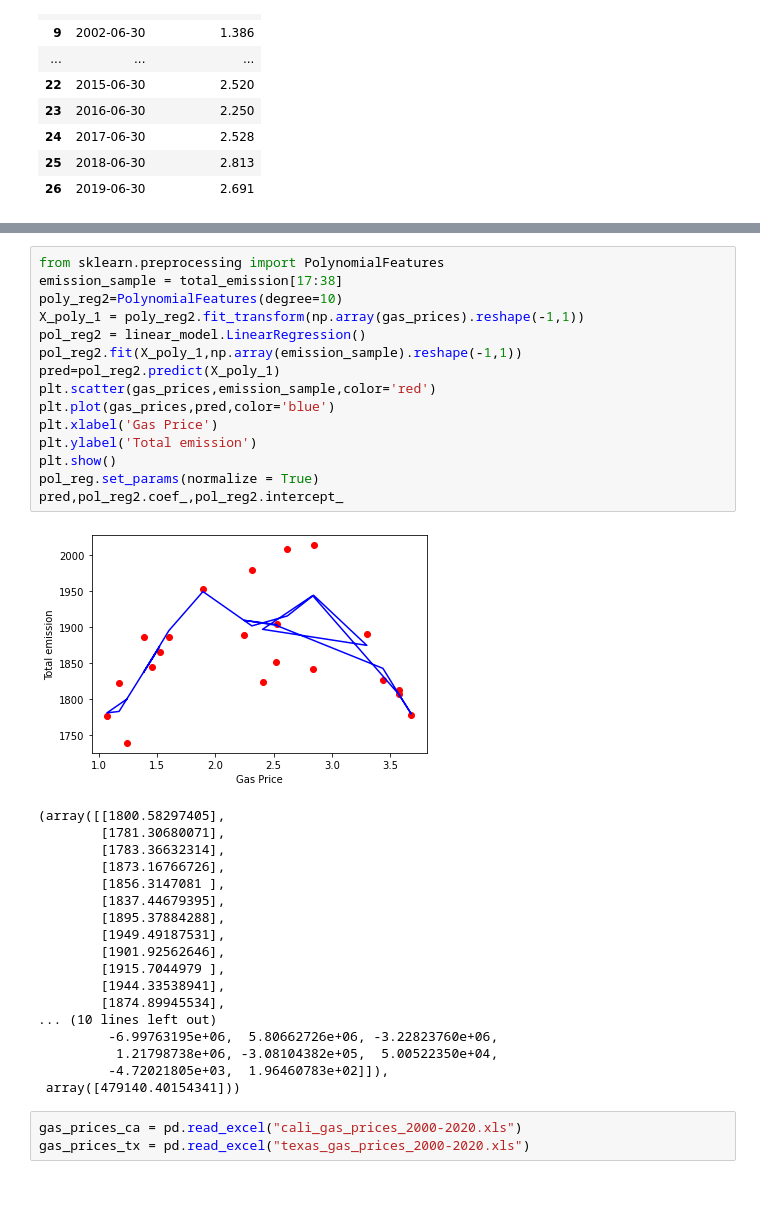
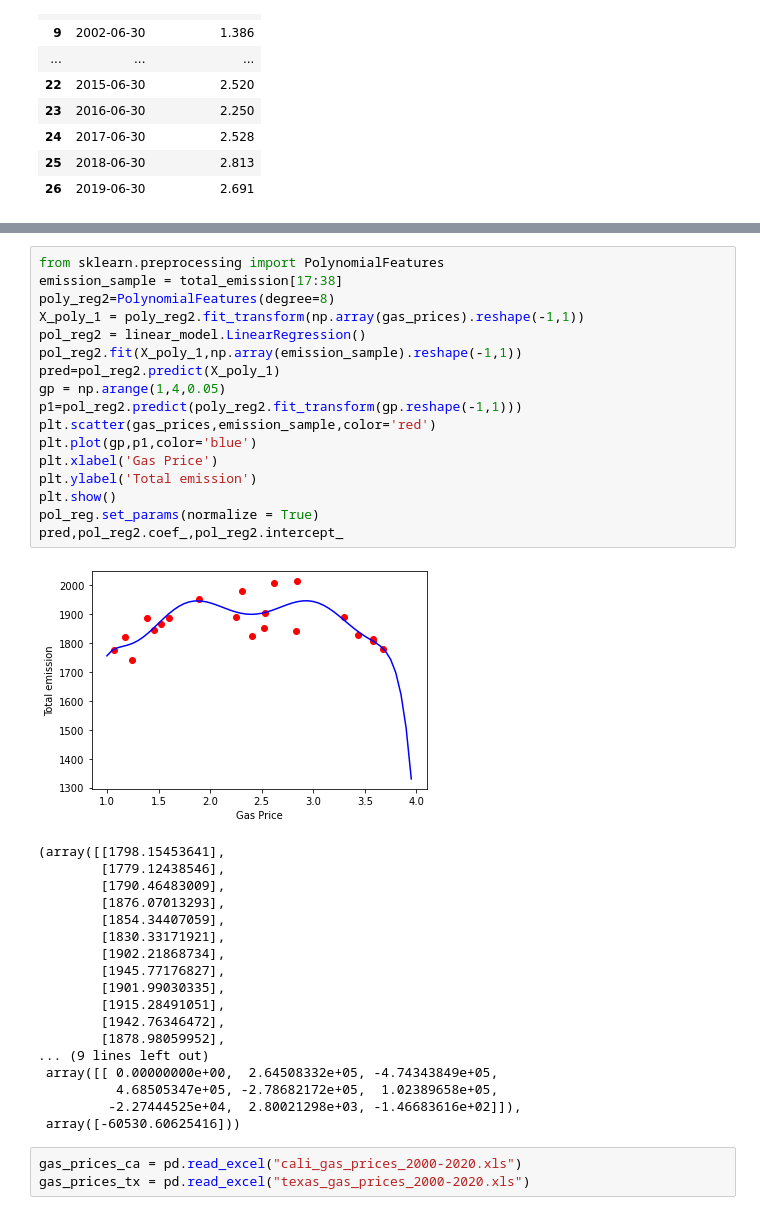
Before and after one commit to ykim879/machine.learning.project, a Jupyter notebook: Polynomial Regression.ipynb, the cells around one changed output, grey strips where cells are left out. Cells and saved outputs as stored; diff of their text form.

```diff
--- a/Polynomial Regression.ipynb
+++ b/Polynomial Regression.ipynb
@@ -132,37 +135,39 @@ gas_prices #list of gas prices from 1997 to 2017
 # %%
 from sklearn.preprocessing import PolynomialFeatures
 emission_sample = total_emission[17:38]
-poly_reg2=PolynomialFeatures(degree=10)
+poly_reg2=PolynomialFeatures(degree=8)
 X_poly_1 = poly_reg2.fit_transform(np.array(gas_prices).reshape(-1,1))
 pol_reg2 = linear_model.LinearRegression()
 pol_reg2.fit(X_poly_1,np.array(emission_sample).reshape(-1,1))
 pred=pol_reg2.predict(X_poly_1)
+gp = np.arange(1,4,0.05)
+p1=pol_reg2.predict(poly_reg2.fit_transform(gp.reshape(-1,1)))
 plt.scatter(gas_prices,emission_sample,color='red')
-plt.plot(gas_prices,pred,color='blue')
+plt.plot(gp,p1,color='blue')
 plt.xlabel('Gas Price')
 plt.ylabel('Total emission')
 plt.show()
 pol_reg.set_params(normalize = True)
 pred,pol_reg2.coef_,pol_reg2.intercept_
 # %% [output]
-[figure, old version]
+[figure, new version]
-(array([[1800.58297405],
-        [1781.30680071],
-        [1783.36632314],
-        [1873.16766726],
-        [1856.3147081 ],
-        [1837.44679395],
-        [1895.37884288],
-        [1949.49187531],
-        [1901.92562646],
-        [1915.7044979 ],
-        [1944.33538941],
-        [1874.89945534],
-... (10 lines left out)
-         -6.99763195e+06,  5.80662726e+06, -3.22823760e+06,
-          1.21798738e+06, -3.08104382e+05,  5.00522350e+04,
-         -4.72021805e+03,  1.96460783e+02]]),
- array([479140.40154341]))
+(array([[1798.15453641],
+        [1779.12438546],
+        [1790.46483009],
+        [1876.07013293],
+        [1854.34407059],
+        [1830.33171921],
+        [1902.21868734],
+        [1945.77176827],
+        [1901.99030335],
+        [1915.28491051],
+        [1942.76346472],
+        [1878.98059952],
+... (9 lines left out)
+ array([[ 0.00000000e+00,  2.64508332e+05, -4.74343849e+05,
+          4.68505347e+05, -2.78682172e+05,  1.02389658e+05,
+         -2.27444525e+04,  2.80021298e+03, -1.46683616e+02]]),
+ array([-60530.60625416]))
 # %%
 gas_prices_ca = pd.read_excel("cali_gas_prices_2000-2020.xls")
 gas_prices_tx = pd.read_excel("texas_gas_prices_2000-2020.xls")
```
Also changed, not shown: parts of 5 cells of this notebook.
